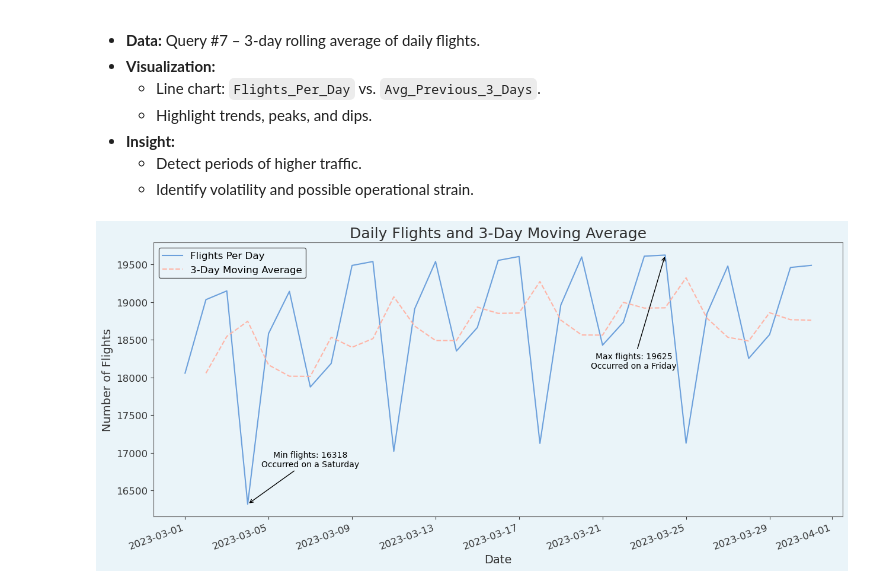
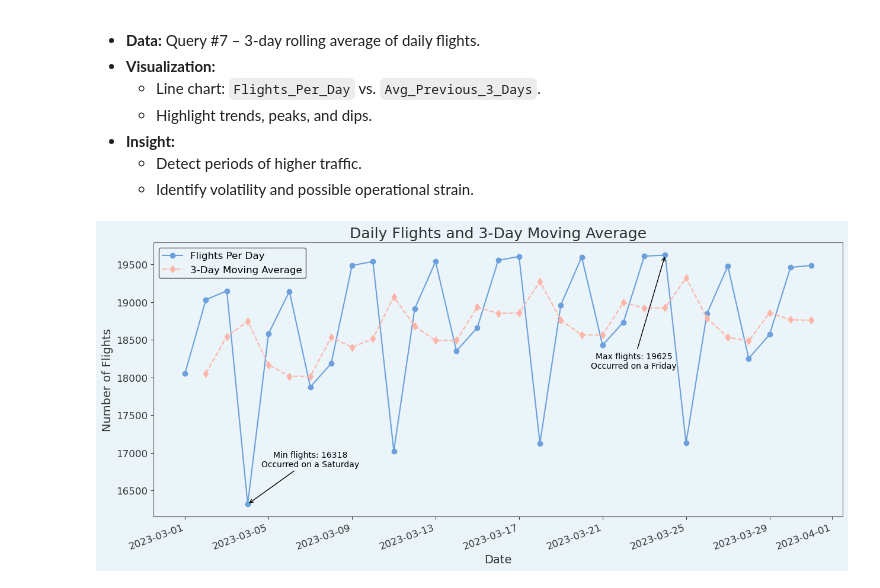
Before and after one commit to gentrylamb/dsan6300-final-project, a Jupyter notebook: website/code.ipynb, the cells around one changed output. Saved outputs shown, nothing was run; the diff lists cells and outputs as text; code cells hidden in the pictures.

```diff
--- a/website/code.ipynb
+++ b/website/code.ipynb
@@ -304,26 +288,26 @@ def annotate_point(idx, metric='Max'):
 # %%
 #| label: temporal-trends
 
 use_custom_style(category_palette)
 # convert date column to datetime
 df_trends["FlightDate"] = pd.to_datetime(df_trends["FlightDate"])
 # Create barplot of day versus number of flights on avg
 plt.figure(figsize=(15,6))
-plt.plot(df_trends["FlightDate"], df_trends["Flights_Per_Day"], label="Flights Per Day")
-plt.plot(df_trends["FlightDate"], df_trends["Avg_Previous_3_Days"], label="3-Day Moving Average", linestyle='--', )
+plt.plot(df_trends["FlightDate"], df_trends["Flights_Per_Day"], label="Flights Per Day", marker='o')
+plt.plot(df_trends["FlightDate"], df_trends["Avg_Previous_3_Days"], label="3-Day Moving Average", linestyle='--', marker='d')
 plt.title("Daily Flights and 3-Day Moving Average")
 plt.xlabel("Date")
 plt.ylabel("Number of Flights")
 plt.legend()
 # rotate labels
 plt.xticks(rotation=20, ha='right')
 
 # Annotate max and min of Flights_Per_Day
 max_idx = df_trends["Flights_Per_Day"].idxmax()
 min_idx = df_trends["Flights_Per_Day"].idxmin()
 annotate_point(max_idx, 'Max')
 annotate_point(min_idx, 'Min')
 
 plt.show()
 # %% [output]
-[figure, old version]
+[figure, new version]
```
Also changed, not shown: parts of 15 cells of this notebook, 23 other files.
